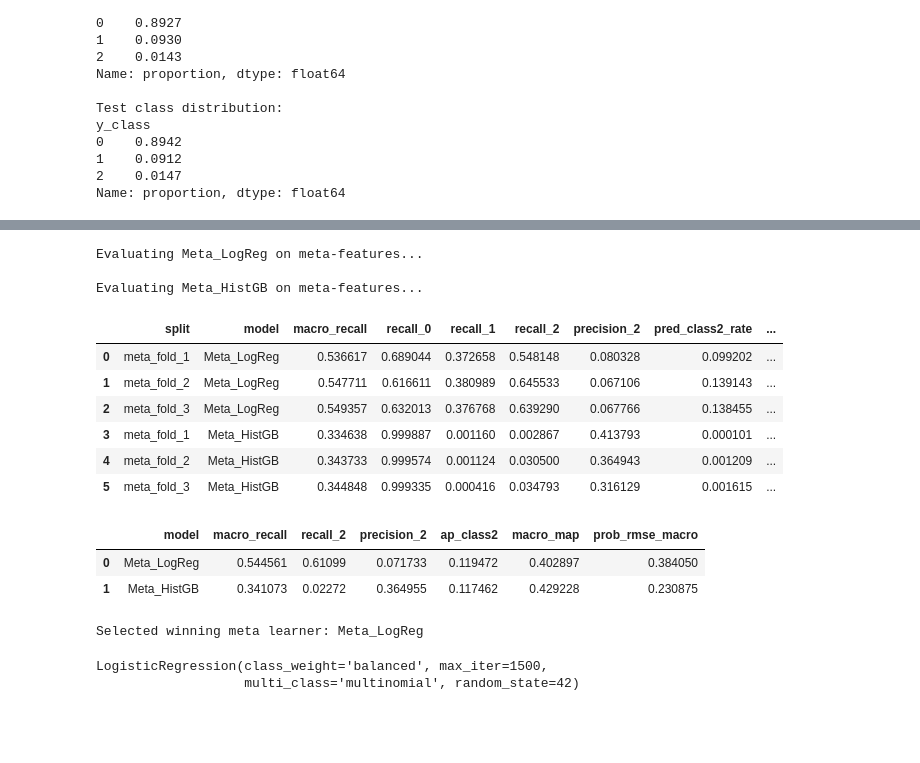
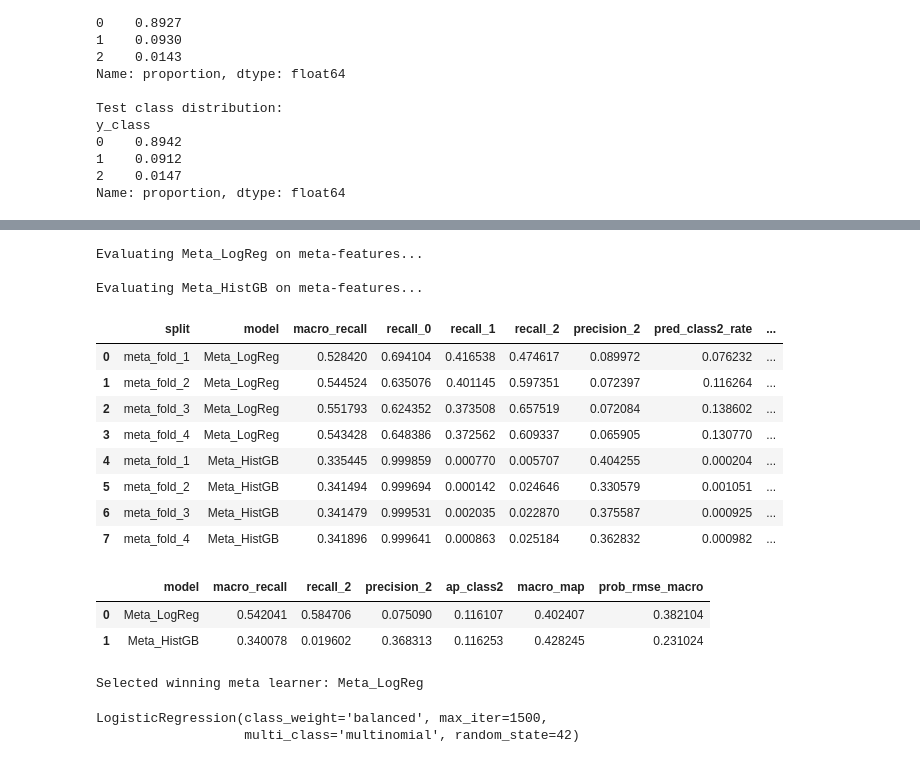
Before and after one commit to ope2001/toronto-prediction-collision, a Jupyter notebook: final_notebooks/13_stacking_3model_meta_comp.ipynb, the cells around one changed output, grey strips where cells are left out. Saved outputs shown, nothing was run; the diff lists cells and outputs as text; code cells hidden in the pictures; blank space fills up the shorter version.

```diff
--- a/final_notebooks/13_stacking_3model_meta_comp.ipynb
+++ b/final_notebooks/13_stacking_3model_meta_comp.ipynb
@@ -35,6 +39,9 @@ import numpy as np
 import pandas as pd
 import matplotlib.pyplot as plt
 import joblib
+
+from sklearn.base import clone
+from sklearn.model_selection import ParameterGrid
 
 from sklearn.metrics import (
     confusion_matrix,
@@ -81,6 +88,7 @@ OUT_META_COMPARE = MODEL_DIR / "stacking_3model_meta_compare.csv"
 OUT_DASHBOARD_FEATURES = MODEL_DIR / "stacking_3model_dashboard_features.csv"
 OUT_DASHBOARD_BUNDLE = MODEL_DIR / "stacking_3model_dashboard_bundle.pkl"
 OUT_MANIFEST = MODEL_DIR / "stacking_3model_manifest.json"
+OUT_BASE_TUNING = MODEL_DIR / "stacking_3model_base_tuning.csv"
 
 RANDOM_SEED = 42
 np.random.seed(RANDOM_SEED)
@@ -89,9 +97,10 @@ np.random.seed(RANDOM_SEED)
 TEST_START = pd.Timestamp("2025-07-01 00:00:00")
 
 # Time-series CV setup:
-# N_TIME_CHUNKS=4 -> 3 rolling validation folds on the development data.
-N_TIME_CHUNKS = 4
-MIN_TRAIN_CHUNKS = 1
+# We now use exact 4-fold rolling CV on development data, plus 4-fold
+# inner time-series grid search for each base learner within each outer fold.
+OUTER_N_SPLITS = 4
+INNER_N_SPLITS = 4
 
 # Lightweight model settings chosen to run on a MacBook Air more easily.
 THREADS = min(6, os.cpu_count() or 4)
@@ -613,7 +775,7 @@ meta_candidates = {
 meta_rows = []
 
 # Proper comparison: each meta learner is evaluated using the OOF fold identities.
-for meta_name, meta_clf in meta_candidates.items():
+for meta_name, meta_template in meta_candidates.items():
     print(f"\nEvaluating {meta_name} on meta-features...")
 
     for fold_id in sorted(np.unique(meta_fold_ids)):
@@ -625,6 +787,7 @@ for meta_name, meta_clf in meta_candidates.items():
         X_meta_va = X_meta_train[va_mask]
         y_meta_va = y_meta_train[va_mask]
 
+        meta_clf = clone(meta_template)
         meta_clf.fit(X_meta_tr, y_meta_tr)
         proba_meta_va = meta_clf.predict_proba(X_meta_va)
         pred_meta_va = np.asarray(proba_meta_va).argmax(axis=1)
@@ -642,47 +805,46 @@ for meta_name, meta_clf in meta_candidates.items():
 meta_fold_df = pd.DataFrame(meta_rows)
 display(meta_fold_df)
 
 meta_compare_df = (
     meta_fold_df.groupby("model", as_index=False)[
         [
             "macro_recall",
             "recall_2",
             "precision_2",
             "ap_class2",
             "macro_map",
             "prob_rmse_macro",
         ]
     ]
     .mean()
-    .sort_values(
-        ["macro_recall", "ap_class2", "macro_map", "recall_2", "prob_rmse_macro"],
-        ascending=[False, False, False, False, True],
-    )
+    .sort_values(TUNING_SORT_COLUMNS, ascending=TUNING_SORT_ASC)
     .reset_index(drop=True)
 )
 
 display(meta_compare_df)
 
 best_meta_name = meta_compare_df.iloc[0]["model"]
 print(f"\nSelected winning meta learner: {best_meta_name}")
 
 # Refit the winning meta learner on all OOF meta-features.
-meta_model = meta_candidates[best_meta_name]
+meta_model = clone(meta_candidates[best_meta_name])
 meta_model.fit(X_meta_train, y_meta_train)
 # %% [output]
 Evaluating Meta_LogReg on meta-features...
 
 Evaluating Meta_HistGB on meta-features...
 |  | split | model | macro_recall | recall_0 | recall_1 | recall_2 | precision_2 | pred_class2_rate | ... |
-| 0 | meta_fold_1 | Meta_LogReg | 0.536617 | 0.689044 | 0.372658 | 0.548148 | 0.080328 | 0.099202 | ... |
-| 1 | meta_fold_2 | Meta_LogReg | 0.547711 | 0.616611 | 0.380989 | 0.645533 | 0.067106 | 0.139143 | ... |
-| 2 | meta_fold_3 | Meta_LogReg | 0.549357 | 0.632013 | 0.376768 | 0.639290 | 0.067766 | 0.138455 | ... |
-| 3 | meta_fold_1 | Meta_HistGB | 0.334638 | 0.999887 | 0.001160 | 0.002867 | 0.413793 | 0.000101 | ... |
-| 4 | meta_fold_2 | Meta_HistGB | 0.343733 | 0.999574 | 0.001124 | 0.030500 | 0.364943 | 0.001209 | ... |
-| 5 | meta_fold_3 | Meta_HistGB | 0.344848 | 0.999335 | 0.000416 | 0.034793 | 0.316129 | 0.001615 | ... |
+| 0 | meta_fold_1 | Meta_LogReg | 0.528420 | 0.694104 | 0.416538 | 0.474617 | 0.089972 | 0.076232 | ... |
+| 1 | meta_fold_2 | Meta_LogReg | 0.544524 | 0.635076 | 0.401145 | 0.597351 | 0.072397 | 0.116264 | ... |
+| 2 | meta_fold_3 | Meta_LogReg | 0.551793 | 0.624352 | 0.373508 | 0.657519 | 0.072084 | 0.138602 | ... |
+| 3 | meta_fold_4 | Meta_LogReg | 0.543428 | 0.648386 | 0.372562 | 0.609337 | 0.065905 | 0.130770 | ... |
+| 4 | meta_fold_1 | Meta_HistGB | 0.335445 | 0.999859 | 0.000770 | 0.005707 | 0.404255 | 0.000204 | ... |
+| 5 | meta_fold_2 | Meta_HistGB | 0.341494 | 0.999694 | 0.000142 | 0.024646 | 0.330579 | 0.001051 | ... |
+| 6 | meta_fold_3 | Meta_HistGB | 0.341479 | 0.999531 | 0.002035 | 0.022870 | 0.375587 | 0.000925 | ... |
+| 7 | meta_fold_4 | Meta_HistGB | 0.341896 | 0.999641 | 0.000863 | 0.025184 | 0.362832 | 0.000982 | ... |
 |  | model | macro_recall | recall_2 | precision_2 | ap_class2 | macro_map | prob_rmse_macro |
-| 0 | Meta_LogReg | 0.544561 | 0.61099 | 0.071733 | 0.119472 | 0.402897 | 0.384050 |
-| 1 | Meta_HistGB | 0.341073 | 0.02272 | 0.364955 | 0.117462 | 0.429228 | 0.230875 |
+| 0 | Meta_LogReg | 0.542041 | 0.584706 | 0.075090 | 0.116107 | 0.402407 | 0.382104 |
+| 1 | Meta_HistGB | 0.340078 | 0.019602 | 0.368313 | 0.116253 | 0.428245 | 0.231024 |
 Selected winning meta learner: Meta_LogReg
 LogisticRegression(class_weight='balanced', max_iter=1500,
                    multi_class='multinomial', random_state=42)
```
Also changed, not shown: parts of 4 cells of this notebook, 3 other files.
